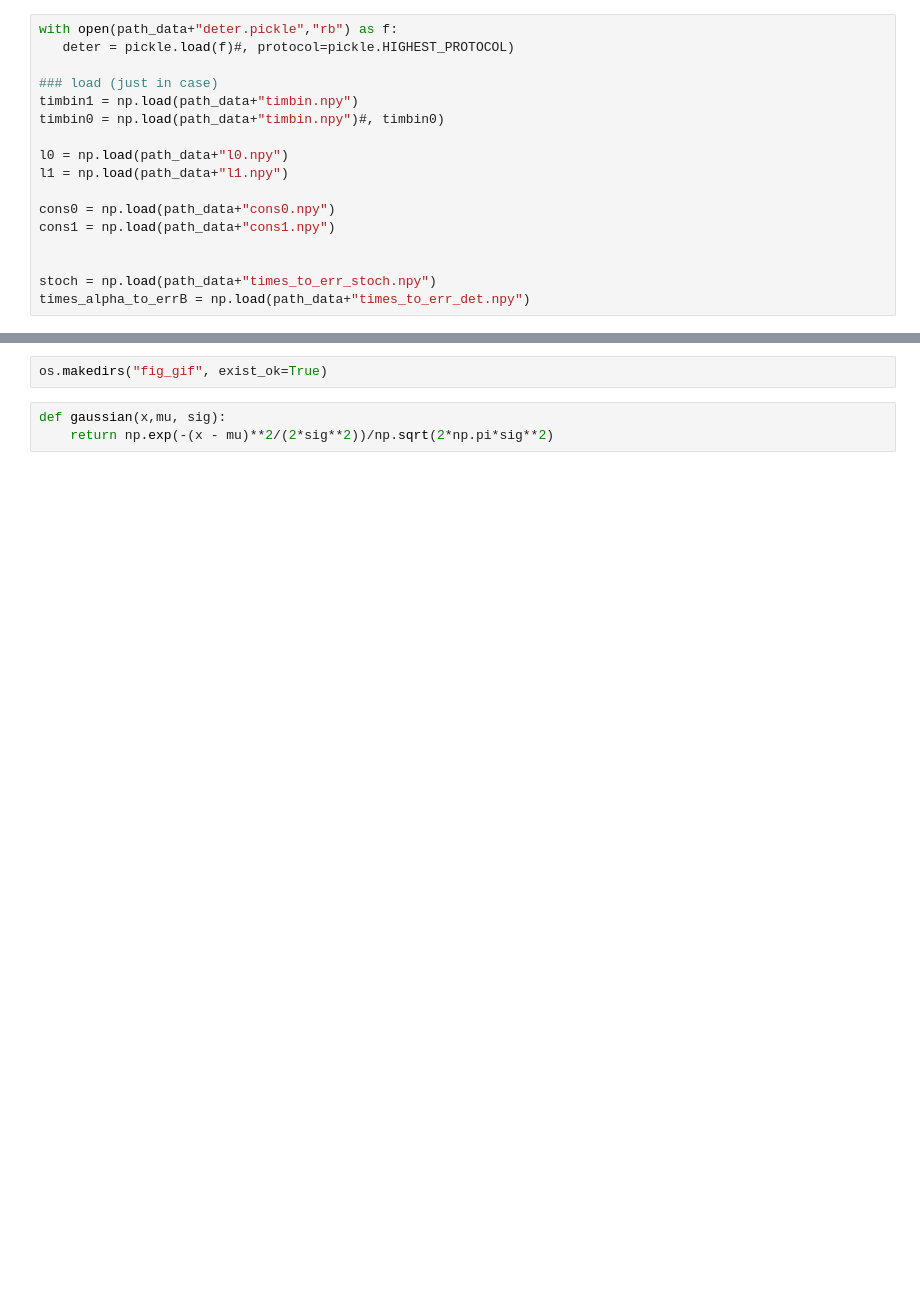
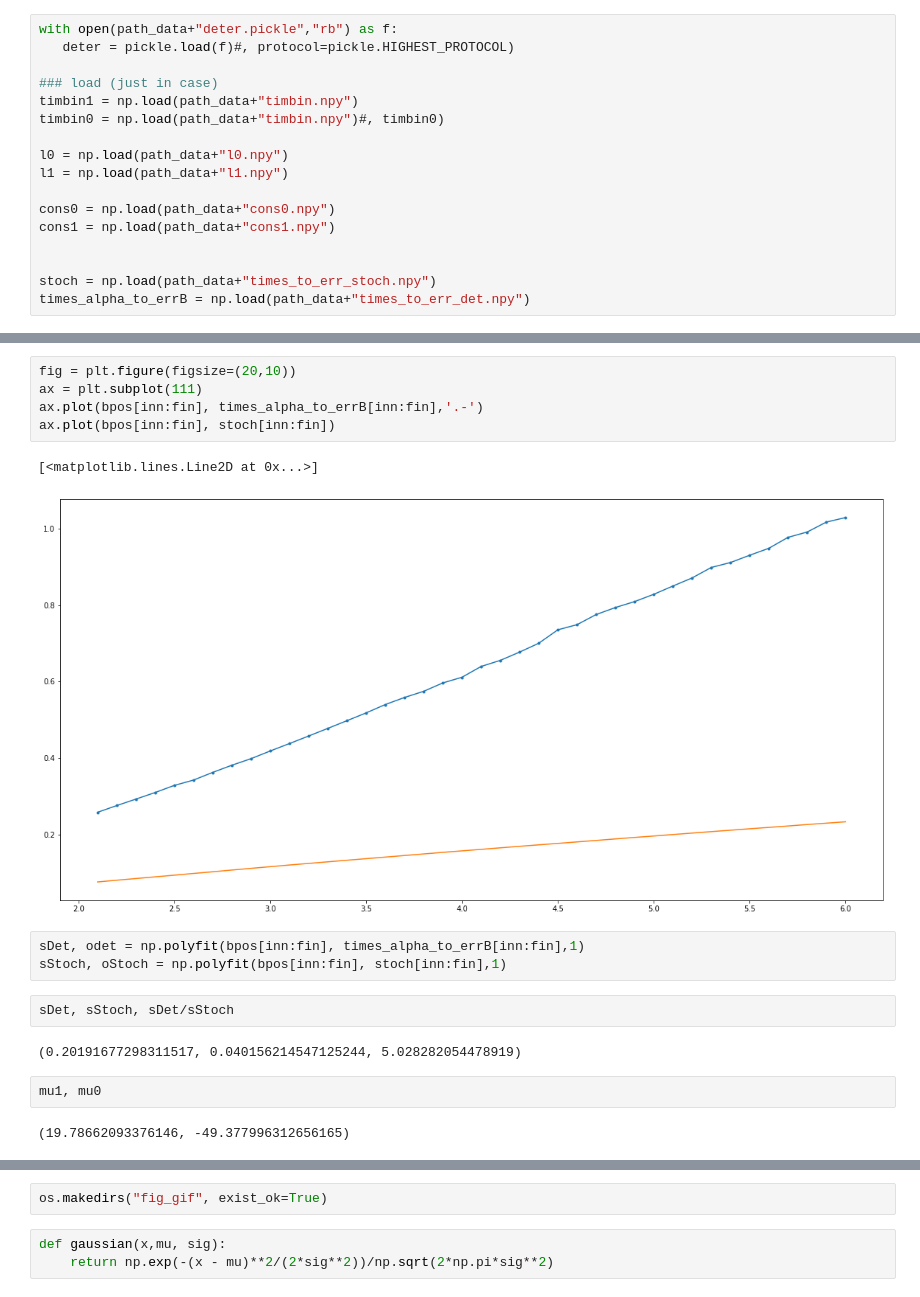
Before and after one commit to matibilkis/cdisc, a Jupyter notebook: analysis/load_plot.ipynb, the cells around one changed output, grey strips where cells are left out. Drawn from its saved outputs; the diff is of its cells as text; blank space fills up the shorter version.

```diff
--- a/analysis/load_plot.ipynb
+++ b/analysis/load_plot.ipynb
@@ -154,2 +89,21 @@ ax.get_xaxis().set_major_formatter(matplotlib.ticker.ScalarFormatter())
+# %%
+fig = plt.figure(figsize=(20,10))
+ax = plt.subplot(111)
+ax.plot(bpos[inn:fin], times_alpha_to_errB[inn:fin],'.-')
+ax.plot(bpos[inn:fin], stoch[inn:fin])
+# %% [output]
+[<matplotlib.lines.Line2D at 0x...>]
+[figure, added]
+# %%
+sDet, odet = np.polyfit(bpos[inn:fin], times_alpha_to_errB[inn:fin],1)
+sStoch, oStoch = np.polyfit(bpos[inn:fin], stoch[inn:fin],1)
+# %%
+sDet, sStoch, sDet/sStoch
+# %% [output]
+(0.20191677298311517, 0.040156214547125244, 5.028282054478919)
+# %%
+mu1, mu0
+# %% [output]
+(19.78662093376146, -49.377996312656165)
 # %%
 n=1
```
Also changed, not shown: parts of 18 cells of this notebook, 3 other files.
